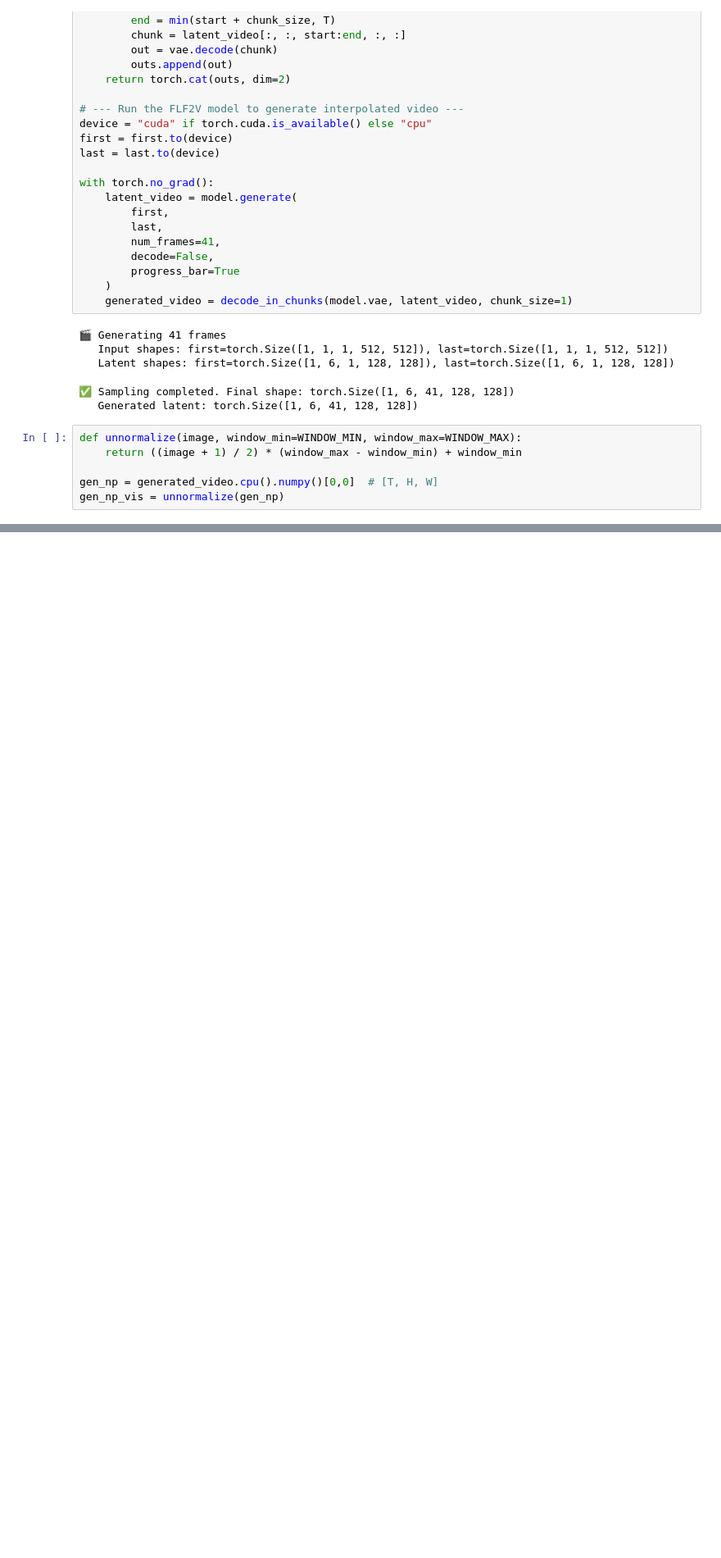
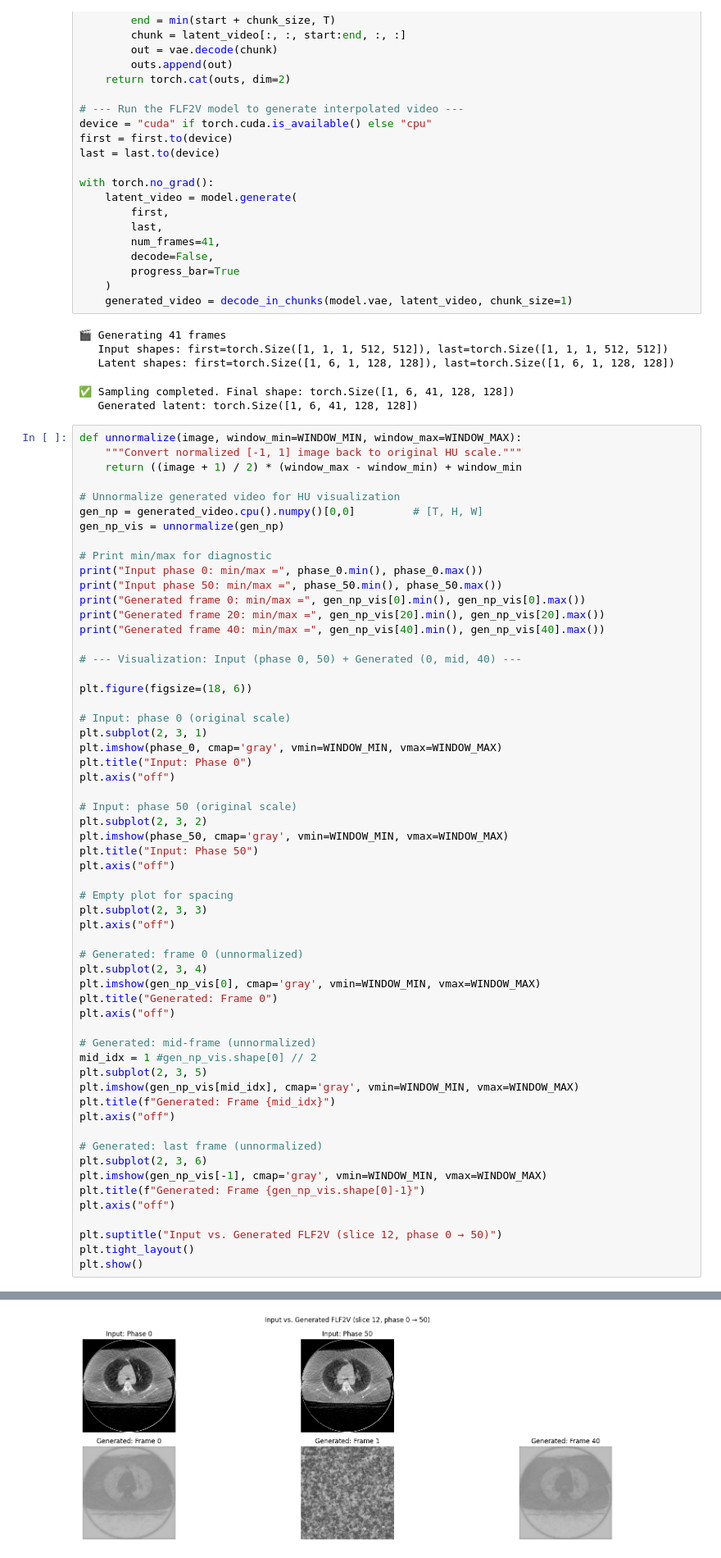
Before and after one commit to Izukimat/Flowmotion, a Jupyter notebook: scripts/inference_demo.ipynb, the cells around one changed output, grey strips where cells are left out. Shown at 82% size. Saved outputs shown, nothing was run; the diff lists cells and outputs as text; blank space fills up the shorter version.

```diff
--- a/scripts/inference_demo.ipynb
+++ b/scripts/inference_demo.ipynb
@@ -131,7 +131,60 @@ with torch.no_grad():
    Generated latent: torch.Size([1, 6, 41, 128, 128])
 # %%
 def unnormalize(image, window_min=WINDOW_MIN, window_max=WINDOW_MAX):
+    """Convert normalized [-1, 1] image back to original HU scale."""
     return ((image + 1) / 2) * (window_max - window_min) + window_min
 
-gen_np = generated_video.cpu().numpy()[0,0]  # [T, H, W]
+# Unnormalize generated video for HU visualization
+gen_np = generated_video.cpu().numpy()[0,0]         # [T, H, W]
 gen_np_vis = unnormalize(gen_np)
+
+# Print min/max for diagnostic
+print("Input phase 0: min/max =", phase_0.min(), phase_0.max())
+print("Input phase 50: min/max =", phase_50.min(), phase_50.max())
+print("Generated frame 0: min/max =", gen_np_vis[0].min(), gen_np_vis[0].max())
+print("Generated frame 20: min/max =", gen_np_vis[20].min(), gen_np_vis[20].max())
+print("Generated frame 40: min/max =", gen_np_vis[40].min(), gen_np_vis[40].max())
+
+# --- Visualization: Input (phase 0, 50) + Generated (0, mid, 40) ---
+
+plt.figure(figsize=(18, 6))
+
+# Input: phase 0 (original scale)
+plt.subplot(2, 3, 1)
+plt.imshow(phase_0, cmap='gray', vmin=WINDOW_MIN, vmax=WINDOW_MAX)
+plt.title("Input: Phase 0")
+plt.axis("off")
+
+# Input: phase 50 (original scale)
+plt.subplot(2, 3, 2)
+plt.imshow(phase_50, cmap='gray', vmin=WINDOW_MIN, vmax=WINDOW_MAX)
+plt.title("Input: Phase 50")
+plt.axis("off")
+
+# Empty plot for spacing
+plt.subplot(2, 3, 3)
+plt.axis("off")
+
+# Generated: frame 0 (unnormalized)
+plt.subplot(2, 3, 4)
+plt.imshow(gen_np_vis[0], cmap='gray', vmin=WINDOW_MIN, vmax=WINDOW_MAX)
+plt.title("Generated: Frame 0")
+plt.axis("off")
+
+# Generated: mid-frame (unnormalized)
+mid_idx = 1 #gen_np_vis.shape[0] // 2
+plt.subplot(2, 3, 5)
+plt.imshow(gen_np_vis[mid_idx], cmap='gray', vmin=WINDOW_MIN, vmax=WINDOW_MAX)
+plt.title(f"Generated: Frame {mid_idx}")
+plt.axis("off")
+
+# Generated: last frame (unnormalized)
+plt.subplot(2, 3, 6)
+plt.imshow(gen_np_vis[-1], cmap='gray', vmin=WINDOW_MIN, vmax=WINDOW_MAX)
+plt.title(f"Generated: Frame {gen_np_vis.shape[0]-1}")
+plt.axis("off")
+
+plt.suptitle("Input vs. Generated FLF2V (slice 12, phase 0 → 50)")
+plt.tight_layout()
+plt.show()
+# %% [output]
@@ -137,0 +196 @@ gen_np_vis = unnormalize(gen_np)
+[figure, added]
```
Also changed, not shown: parts of 8 cells of this notebook, 1 other file.
